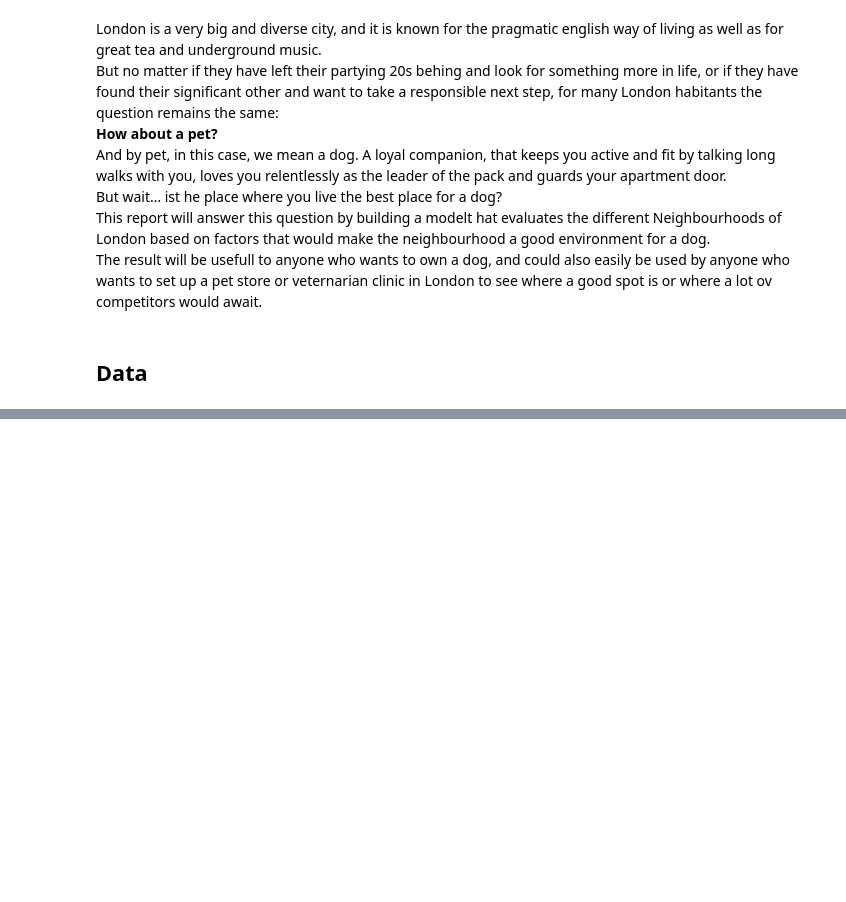
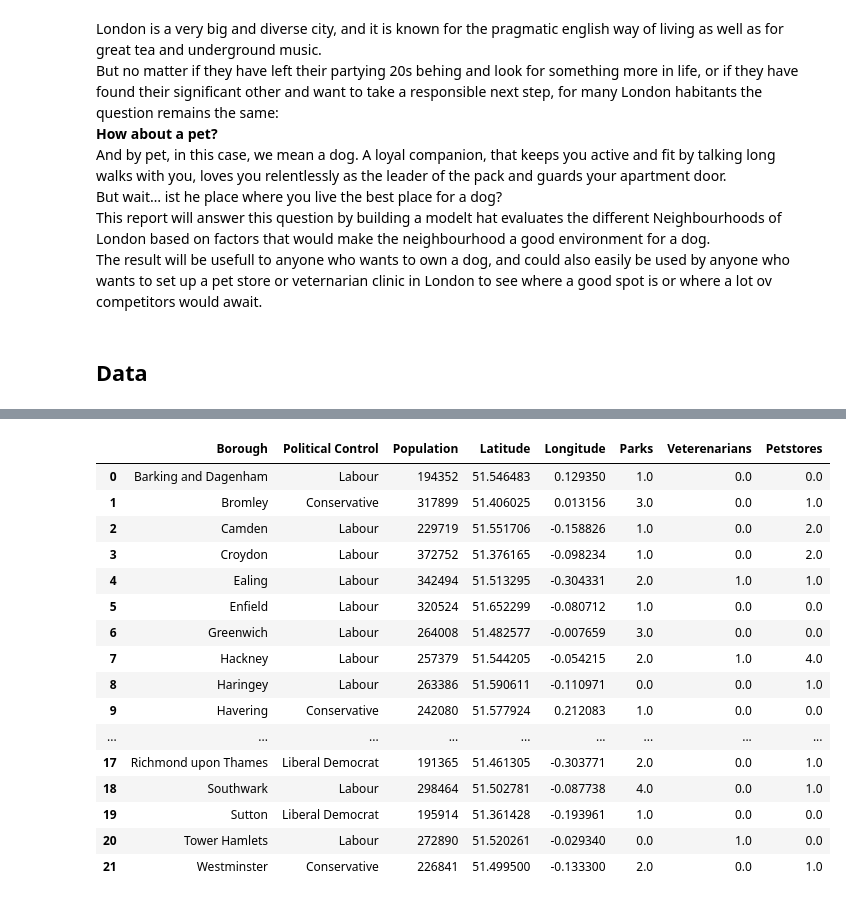
Before and after one commit to bazookarma/Coursera_Capstone, a Jupyter notebook: Capstone Project.ipynb, the cells around one changed output, grey strips where cells are left out. Saved outputs shown, nothing was run; the diff lists cells and outputs as text; code cells hidden in the pictures; blank space fills up the shorter version.

```diff
--- a/Capstone Project.ipynb
+++ b/Capstone Project.ipynb
@@ -19,0 +364,4 @@ The model will compare the neighbourhoods based on these factors, compare them t
+# %%
+allparks = london_parks_clean.groupby(['Neighborhood']).size().reset_index(name='Parks')
+allvets = london_vets.groupby(['Neighborhood']).size().reset_index(name='Veterenarians')
+allstores = london_petstores.groupby(['Neighborhood']).size().reset_index(name='Petstores')
@@ -19,0 +442,21 @@ The model will compare the neighbourhoods based on these factors, compare them t
+# %%
+london_all = london.merge(london_stats, left_on='Borough', right_on='Borough')
+london_all.fillna(0)
+# %% [output]
+|  | Borough | Political Control | Population | Latitude | Longitude | Parks | Veterenarians | Petstores |
+| 0 | Barking and Dagenham | Labour | 194352 | 51.546483 | 0.129350 | 1.0 | 0.0 | 0.0 |
+| 1 | Bromley | Conservative | 317899 | 51.406025 | 0.013156 | 3.0 | 0.0 | 1.0 |
+| 2 | Camden | Labour | 229719 | 51.551706 | -0.158826 | 1.0 | 0.0 | 2.0 |
+| 3 | Croydon | Labour | 372752 | 51.376165 | -0.098234 | 1.0 | 0.0 | 2.0 |
+| 4 | Ealing | Labour | 342494 | 51.513295 | -0.304331 | 2.0 | 1.0 | 1.0 |
+| 5 | Enfield | Labour | 320524 | 51.652299 | -0.080712 | 1.0 | 0.0 | 0.0 |
+| 6 | Greenwich | Labour | 264008 | 51.482577 | -0.007659 | 3.0 | 0.0 | 0.0 |
+| 7 | Hackney | Labour | 257379 | 51.544205 | -0.054215 | 2.0 | 1.0 | 4.0 |
+| 8 | Haringey | Labour | 263386 | 51.590611 | -0.110971 | 0.0 | 0.0 | 1.0 |
+| 9 | Havering | Conservative | 242080 | 51.577924 | 0.212083 | 1.0 | 0.0 | 0.0 |
+| ... | ... | ... | ... | ... | ... | ... | ... | ... |
+| 17 | Richmond upon Thames | Liberal Democrat | 191365 | 51.461305 | -0.303771 | 2.0 | 0.0 | 1.0 |
+| 18 | Southwark | Labour | 298464 | 51.502781 | -0.087738 | 4.0 | 0.0 | 1.0 |
+| 19 | Sutton | Liberal Democrat | 195914 | 51.361428 | -0.193961 | 1.0 | 0.0 | 0.0 |
+| 20 | Tower Hamlets | Labour | 272890 | 51.520261 | -0.029340 | 0.0 | 1.0 | 0.0 |
+| 21 | Westminster | Conservative | 226841 | 51.499500 | -0.133300 | 2.0 | 0.0 | 1.0 |
```
Also changed, not shown: parts of 41 cells of this notebook.
